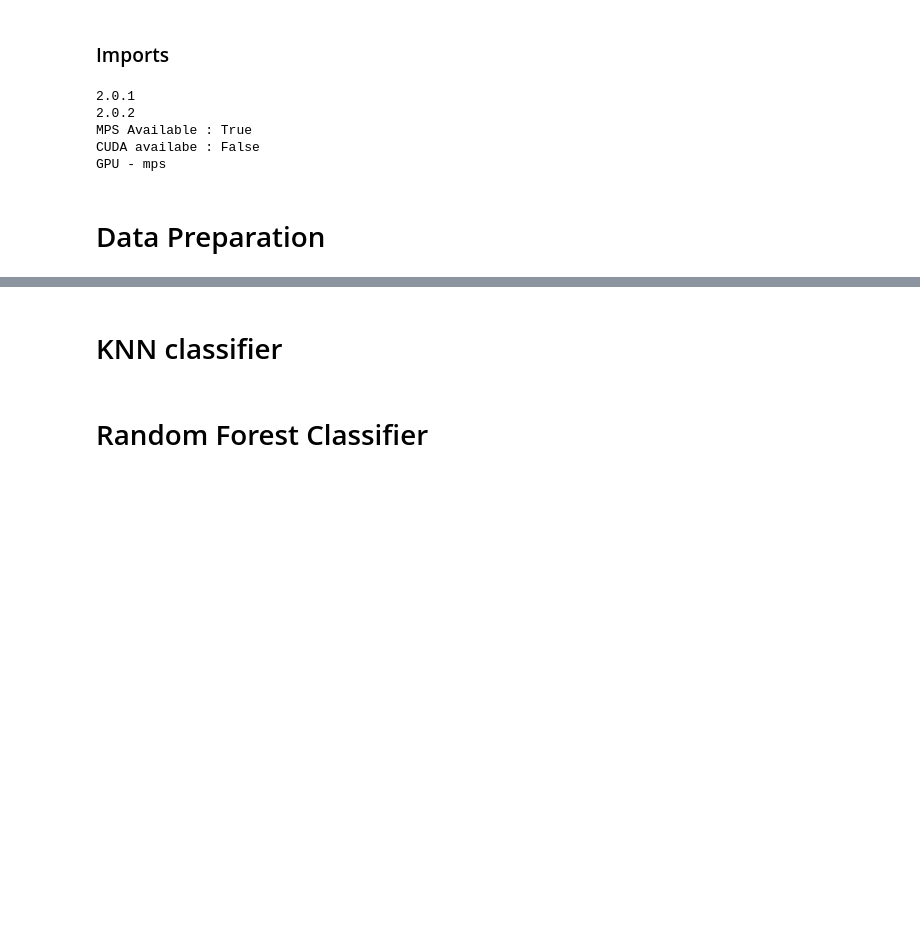
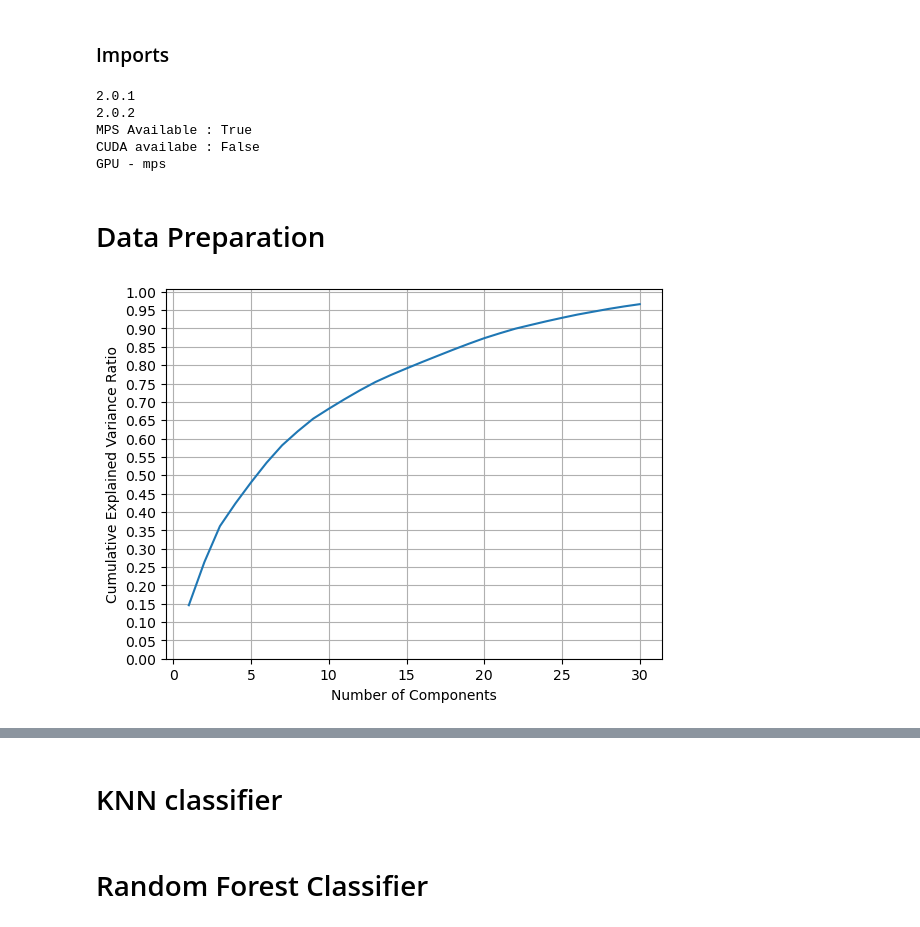
Before and after one commit to alexvillr/COMP4702, a Jupyter notebook: assignment/driver.ipynb, the cells around one changed output, grey strips where cells are left out. Cells and saved outputs as stored; diff of their text form; code cells hidden in the pictures; blank space fills up the shorter version.

```diff
--- a/assignment/driver.ipynb
+++ b/assignment/driver.ipynb
@@ -65,13 +65,10 @@ df: DataFrame = pd.read_excel(
     io="./Datasets/Rel_2_Nutrient_file.xlsx",
     sheet_name="All solids &amp; liquids per 100g",
 )
-print(df.shape)
-print(len(df.Classification.copy().astype(str).unique()))
 df["Classification"] = df["Classification"].astype(str)
 df["Classification"] = pd.to_numeric(
     df["Classification"].str.extract(r"(\d{2})")[0], errors="coerce"
 )
-
 new_df: DataFrame = (
     df.filter(regex="^(?!.*\(%T\)).*")
     .drop(
@@ -81,7 +78,7 @@ new_df: DataFrame = (
         ],
         axis=1,
     )
-    .dropna(thresh=(int(len(df) * 0.95)), axis="columns")
+    .dropna(thresh=(int(np.floor(len(df) * 0.95))), axis="columns")
     .dropna()
 )
 
@@ -114,74 +111,17 @@ target = new_df["Classification"].copy()  # Save the target column separately
 if use_pca:
     scaler = StandardScaler()
     scaled_features = scaler.fit_transform(features)
+    components = 30
 
-    pca = PCA(n_components=30)  # Choose the desired number of components
+    pca = PCA(n_components=components)  # Choose the desired number of components
     pca_result = pca.fit_transform(scaled_features)
+    cols: list[str] = []
+    for i in range(components):
+        cols.append(f"PCA{i+1}")
 
     pca_df = pd.DataFrame(
         data=pca_result,
-        columns=[
-            "PC1",
-            "PC2",
-            "PC3",
-            "PC4",
-            "PC5",
-            "PC6",
-            "PC7",
-            "PC8",
-            "PC9",
-            "PC10",
-            "PC11",
-            "PC12",
-            "PC13",
-            "PC14",
-            "PC15",
-            "PC16",
-            "PC17",
-            "PC18",
-            "PC19",
-            "PC20",
-            "PC21",
-            "PC22",
-            "PC23",
-            "PC24",
-            "PC25",
-            "PC26",
-            "PC27",
-            "PC28",
-            "PC29",
-            "PC30",
-            # "PC31",
-            # "PC32",
-            # "PC33",
-            # "PC34",
-            # "PC35",
-            # "PC36",
-            # "PC37",
-            # "PC38",
-            # "PC39",
-            # "PC40",
-            # "PC41",
-            # "PC42",
-            # "PC43",
-            # "PC44",
-            # "PC45",
-            # "PC46",
-            # "PC47",
-            # "PC48",
-            # "PC49",
-            # "PC50",
-            # "PC51",
-            # "PC52",
-            # "PC53",
-            # "PC54",
-            # "PC55",
-            # "PC56",
-            # "PC57",
-            # "PC58",
-            # "PC59",
-            # "PC60",
-        ],
+        columns=cols,
     )  # Adjust column names as needed
 
     final_df = pd.concat([pca_df, target], axis=1)
@@ -191,6 +131,8 @@ if use_pca:
     import matplotlib.pyplot as plt
 
     plt.plot(range(1, len(cumulative_variance) + 1), cumulative_variance)
+    plt.grid()
+    plt.yticks(np.linspace(0, 1, 21))
     plt.xlabel("Number of Components")
     plt.ylabel("Cumulative Explained Variance Ratio")
     plt.show()
@@ -219,31 +161,33 @@ for element, count in class_counts.items():
 print(class_counts)
 
 n_classes: int = len(pd.unique(new_df.Classification))
 
 print(f"Num classes: {n_classes}")
 print(Counter(new_df["Classification"].copy()))
 
 # Create a new column to store the sequential numbers
 new_df["Classification_seq"], classifications_seq = pd.factorize(
     new_df["Classification"]
 )
 
 # Get unique classifications and their corresponding sequential numbers
 # classifications_unique = np.unique(new_df["Classification"])
 # classifications_seq_unique = np.unique(new_df["Classification_seq"])
 
 # Create a dictionary to map the original class to a string representation
 class_dict = dict(zip(new_df["Classification_seq"], new_df["Classification"]))
 mapped_dict = {
     key: classifications.get(intermediate_value)
     for key, intermediate_value in class_dict.items()
 }
 
 # Display the class dictionary
 print(f"class_seq -> class: {class_dict}")
 print(f"class -> class name: {classifications}")
 print(f"class_seq -> class name: {mapped_dict}")
 
 
-print(f"Dataframe head: {new_df.head()}")
+print(new_df.describe())
+print(new_df.info())
 # %% [output]
+[figure, new version]
```
Also changed, not shown: parts of 11 cells of this notebook, 27 other files.
